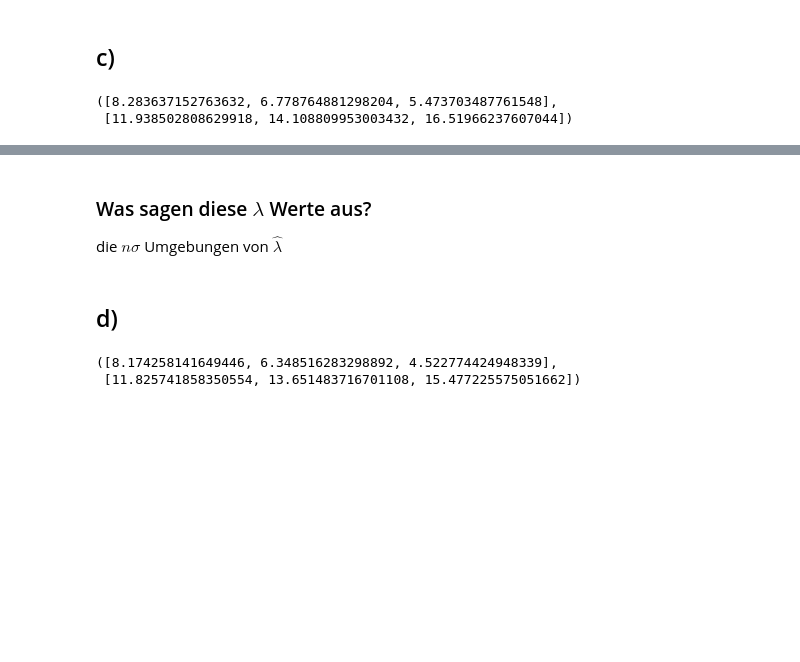
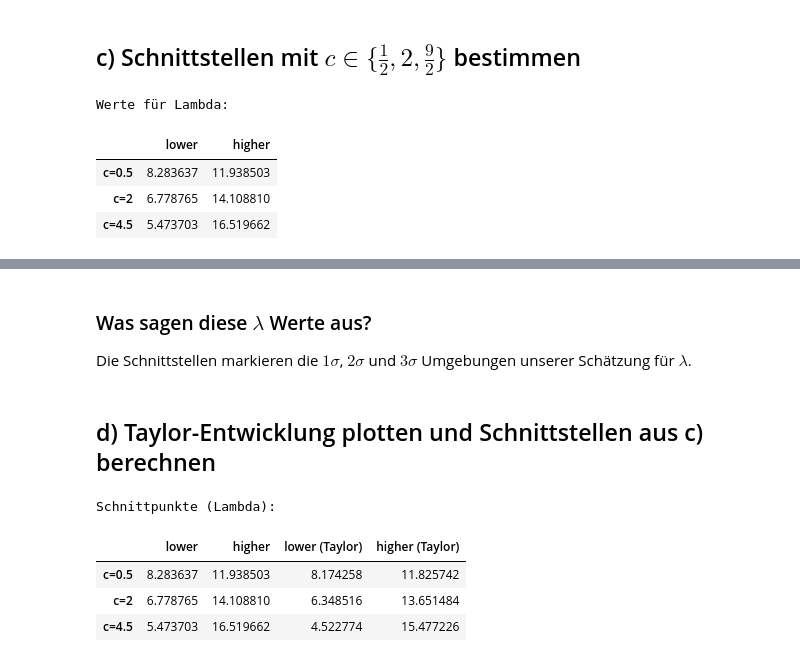
Before and after one commit to NicoJG/SMD, a Jupyter notebook: SMD_B/blatt15/blatt15.ipynb, the cells around one changed output, grey strips where cells are left out. Cells and saved outputs as stored; diff of their text form; code cells hidden in the pictures; blank space fills up the shorter version.

```diff
--- a/SMD_B/blatt15/blatt15.ipynb
+++ b/SMD_B/blatt15/blatt15.ipynb
@@ -29,4 +32,4 @@ plt.show()
 # %% [output]
 [drawing not drawn]
 # %% [markdown]
-## c)
+## c) Schnittstellen mit $c \in \{ \frac{1}{2}, 2, \frac{9}{2} \}$ bestimmen
@@ -39,15 +41,21 @@ lam0 = 10
 # %%
+# Schnittstellen bestimmen mit F(lam) - F(lam0) - c = 0
 lam_left = []
 lam_right = []
 for c_i in c:
-    res = root(lambda x: F(x,k) - F(lam0,k) - c_i, x0=[lam0-3,lam0+3])
+    res = root(lambda x: (F(x,k) - F(lam0,k) - c_i) , x0=[lam0-3,lam0+3])
     lam_left.append(res.x[0])
     lam_right.append(res.x[1])
 
-lam_left, lam_right
+print('Werte für Lambda:')
+df = pd.DataFrame({'lower': lam_left, 'higher': lam_right}, index=[f'c={c_i}' for c_i in c])
+df
 # %% [output]
-([8.283637152763632, 6.778764881298204, 5.473703487761548],
- [11.938502808629918, 14.108809953003432, 16.51966237607044])
+Werte für Lambda:
+|  | lower | higher |
+| c=0.5 | 8.283637 | 11.938503 |
+| c=2 | 6.778765 | 14.108810 |
+| c=4.5 | 5.473703 | 16.519662 |
 # %%
 # plotten
 lam = np.linspace(4,17, 10000)
@@ -55,8 +63,10 @@ plt.plot(lam, F(lam, k), label='negative Log-Likelihood')
 
 colors = plt.rcParams["axes.prop_cycle"].by_key()["color"]
 colors.pop(0)
-for c_i,color in zip(c,colors):
+for c_i,color,left,right in zip(c,colors,lam_left,lam_right):
     plt.axhline(F(lam0,k)+c_i, color=color, label=r'$F_{min}'+f' + {c_i}$')
+    plt.plot(left, F(lam0,k)+c_i, 'x', color=color)
+    plt.plot(right, F(lam0,k)+c_i, 'x', color=color)
 
 plt.xlabel(r'$\lambda$')
 plt.ylabel(r'$F(\lambda | k)$')
@@ -67,7 +77,7 @@ plt.show()
 # %% [markdown]
 ### Was sagen diese $\lambda$ Werte aus?
 
-die $n \sigma$ Umgebungen von $\hat{\lambda}$
+Die Schnittstellen markieren die $1\sigma$, $2\sigma$ und $3\sigma$ Umgebungen unserer Schätzung für $\lambda$.
 # %% [markdown]
-## d)
+## d) Taylor-Entwicklung plotten und Schnittstellen aus c) berechnen
 # %%
@@ -86,16 +98,23 @@ def lam2(k,lam0,c):
     N = len(k)
     return -(lam0**2*N/a - 2*lam0) - np.sqrt( (lam0**2*N/a - 2*lam0)**2 +2*lam0**3/a*(N-a/lam0) - lam0**2 + 2*lam0**2/a*c )
 # %%
+# genäherte Schnittstellen berechnen
 lam_left2 = []
 lam_right2 = []
 for c_i in c:
     lam_left2.append(lam2(k,lam0,c_i))
     lam_right2.append(lam1(k,lam0,c_i))
+
+print('Schnittpunkte (Lambda):')
+df['lower (Taylor)'] = lam_left2
+df['higher (Taylor)'] = lam_right2
+df
+# %% [output]
+Schnittpunkte (Lambda):
+|  | lower | higher | lower (Taylor) | higher (Taylor) |
+| c=0.5 | 8.283637 | 11.938503 | 8.174258 | 11.825742 |
+| c=2 | 6.778765 | 14.108810 | 6.348516 | 13.651484 |
+| c=4.5 | 5.473703 | 16.519662 | 4.522774 | 15.477226 |
-# %%
-lam_left2, lam_right2
-# %% [output]
-([8.174258141649446, 6.348516283298892, 4.522774424948339],
- [11.825741858350554, 13.651483716701108, 15.477225575051662])
 # %%
 # plotten
 lam = np.linspace(4,17, 10000)
```
Also changed, not shown: parts of 13 cells of this notebook, 3 other files.
